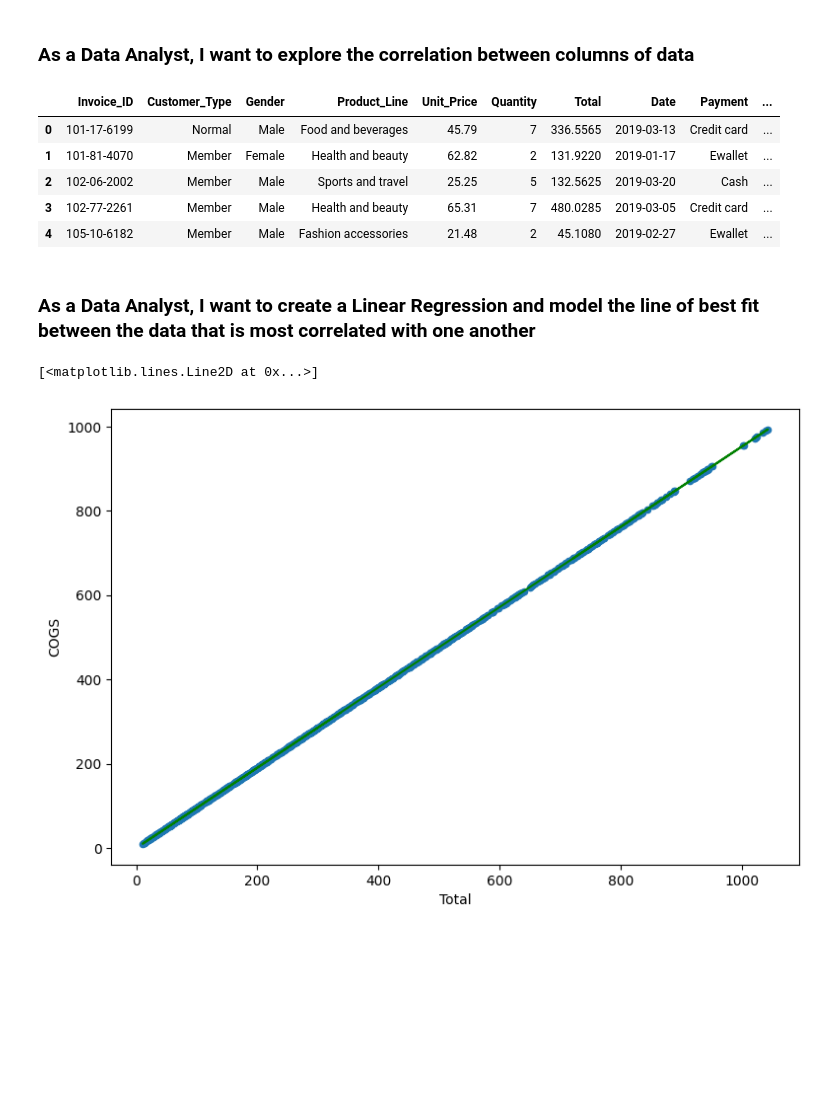
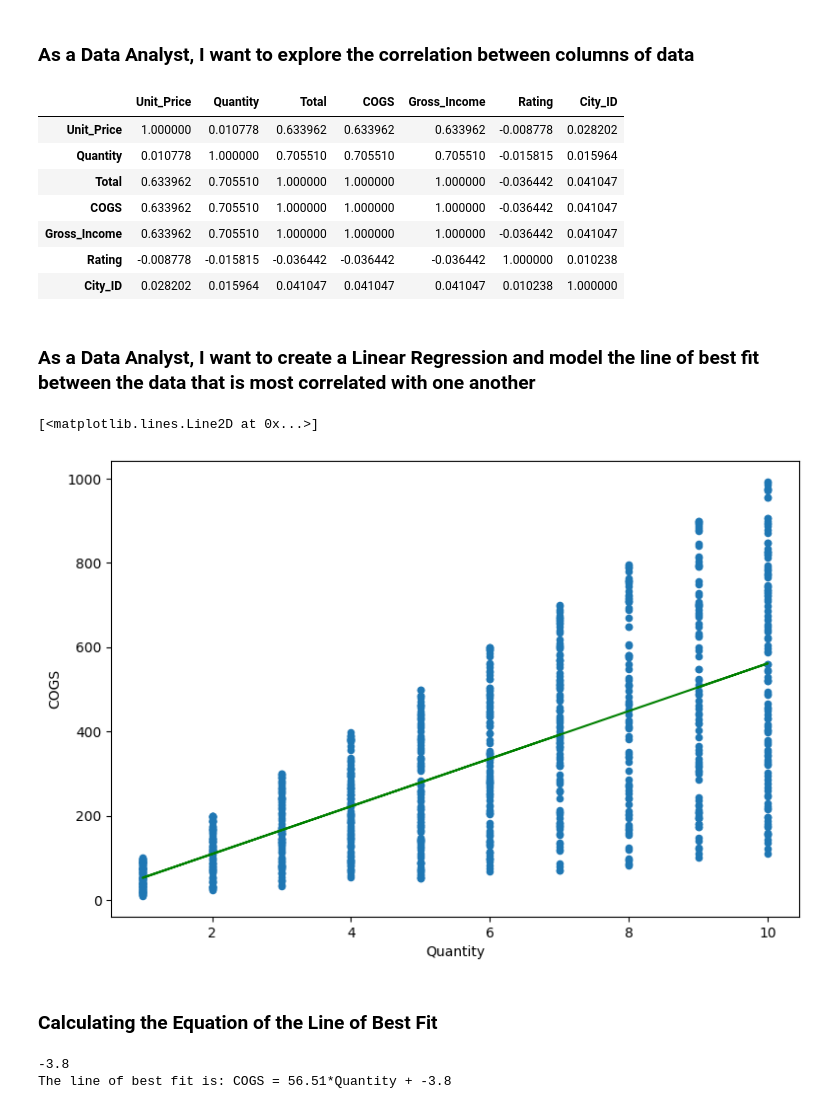
Before and after one commit to JenVega09/ExploratoryDataAnalysis, a Jupyter notebook: exploratory_data_analysis.ipynb, the cells around one changed output. Cells and saved outputs as stored; diff of their text form; code cells hidden in the pictures; blank space fills up the shorter version.

```diff
--- a/exploratory_data_analysis.ipynb
+++ b/exploratory_data_analysis.ipynb
@@ -177,26 +177,39 @@ filtered_df.describe()
 # %% [markdown]
 ### As a Data Analyst, I want to explore the correlation between columns of data
 # %%
+filtered_df.head()
 filtered_df.corr(numeric_only = True)
-filtered_df.head()
 # %% [output]
-|  | Invoice_ID | Customer_Type | Gender | Product_Line | Unit_Price | Quantity | Total | Date | Payment | ... |
-| 0 | 101-17-6199 | Normal | Male | Food and beverages | 45.79 | 7 | 336.5565 | 2019-03-13 | Credit card | ... |
-| 1 | 101-81-4070 | Member | Female | Health and beauty | 62.82 | 2 | 131.9220 | 2019-01-17 | Ewallet | ... |
-| 2 | 102-06-2002 | Member | Male | Sports and travel | 25.25 | 5 | 132.5625 | 2019-03-20 | Cash | ... |
-| 3 | 102-77-2261 | Member | Male | Health and beauty | 65.31 | 7 | 480.0285 | 2019-03-05 | Credit card | ... |
-| 4 | 105-10-6182 | Member | Male | Fashion accessories | 21.48 | 2 | 45.1080 | 2019-02-27 | Ewallet | ... |
+|  | Unit_Price | Quantity | Total | COGS | Gross_Income | Rating | City_ID |
+| Unit_Price | 1.000000 | 0.010778 | 0.633962 | 0.633962 | 0.633962 | -0.008778 | 0.028202 |
+| Quantity | 0.010778 | 1.000000 | 0.705510 | 0.705510 | 0.705510 | -0.015815 | 0.015964 |
+| Total | 0.633962 | 0.705510 | 1.000000 | 1.000000 | 1.000000 | -0.036442 | 0.041047 |
+| COGS | 0.633962 | 0.705510 | 1.000000 | 1.000000 | 1.000000 | -0.036442 | 0.041047 |
+| Gross_Income | 0.633962 | 0.705510 | 1.000000 | 1.000000 | 1.000000 | -0.036442 | 0.041047 |
+| Rating | -0.008778 | -0.015815 | -0.036442 | -0.036442 | -0.036442 | 1.000000 | 0.010238 |
+| City_ID | 0.028202 | 0.015964 | 0.041047 | 0.041047 | 0.041047 | 0.010238 | 1.000000 |
 # %% [markdown]
 ### As a Data Analyst, I want to create a Linear Regression and model the line of best fit between the data that is most correlated with one another
 # %%
-filtered_df.plot.scatter(x = "Total", y = "COGS", figsize = (9,6))
-reshaped_x = filtered_df[["Total"]]
+filtered_df.plot.scatter(x = "Quantity", y = "COGS", figsize = (9,6))
+reshaped_x = filtered_df[["Quantity"]]
 reshaped_y = filtered_df["COGS"]
 model = LinearRegression()
 model.fit(reshaped_x,reshaped_y)
 model.predict(reshaped_x)
 predicted_gross_income = model.predict(reshaped_x)
 plt.plot(reshaped_x,predicted_gross_income, color = "green")
 # %% [output]
 [<matplotlib.lines.Line2D at 0x...>]
-[figure, old version]
+[figure, new version]
+# %% [markdown]
+### Calculating the Equation of the Line of Best Fit
+# %%
+y_intercept = model.intercept_.round(2)
+print(y_intercept)
+slope = model.coef_[0].round(2)
+# print(slope)
+print(f"The line of best fit is: COGS = {slope}*Quantity + {y_intercept}")
+# %% [output]
+-3.8
+The line of best fit is: COGS = 56.51*Quantity + -3.8
```
